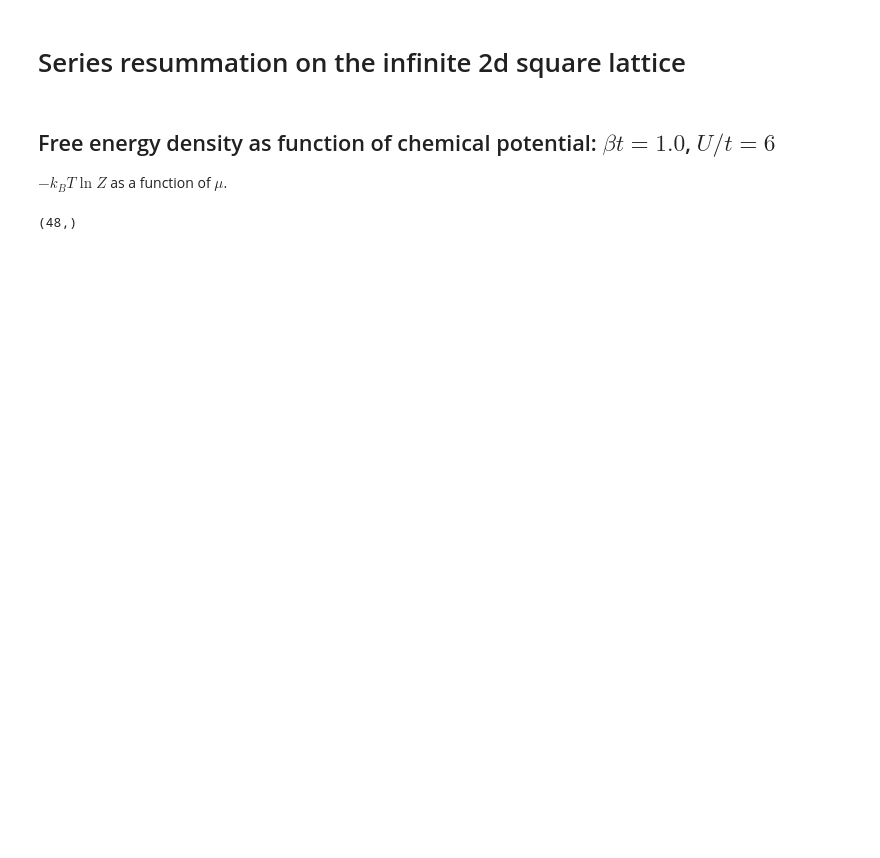
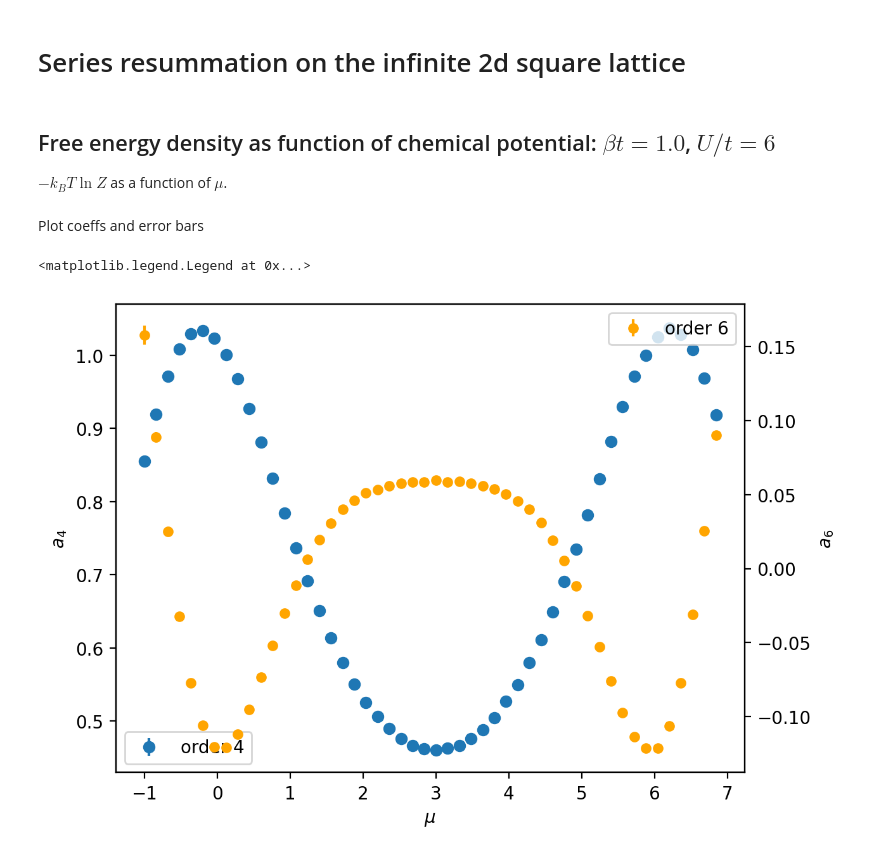
Before and after one commit to louishrm/strong_coupling_expansion, a Jupyter notebook: analytical/analysis_infinite_lattice.ipynb, the cells around one changed output. Saved outputs shown, nothing was run; the diff lists cells and outputs as text; code cells hidden in the pictures; blank space fills up the shorter version.

```diff
--- a/analytical/analysis_infinite_lattice.ipynb
+++ b/analytical/analysis_infinite_lattice.ipynb
@@ -51,4 +55,17 @@ a6 = means_6
-# %%
-a6.shape
-# %% [output]
-(48,)
+# %% [markdown]
+Plot coeffs and error bars
+# %%
+fig, ax = plt.subplots()
+ax.errorbar(mus, a4, yerr=errors_4, fmt='o', label='order 4')
+#ax.errorbar(mus_6, a6, yerr=errors_6, fmt='o', label='order 6')
+ax.set_xlabel(r'$\mu$')
+ax.set_ylabel('$a_4$')
+ax.legend()
+
+ax2 = ax.twinx()
+ax2.errorbar(mus, a6, yerr=errors_6, fmt='o', label='order 6', color='orange', markersize=5)
+ax2.set_ylabel('$a_6$')
+ax2.legend(loc='upper right')
+# %% [output]
+<matplotlib.legend.Legend at 0x...>
+[figure, added]
```
Also changed, not shown: parts of 8 cells of this notebook.
